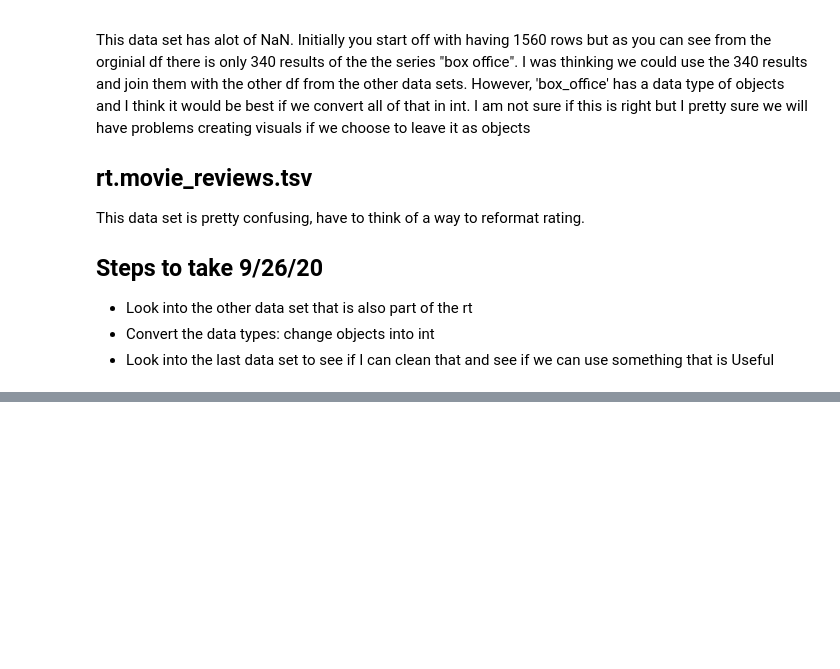
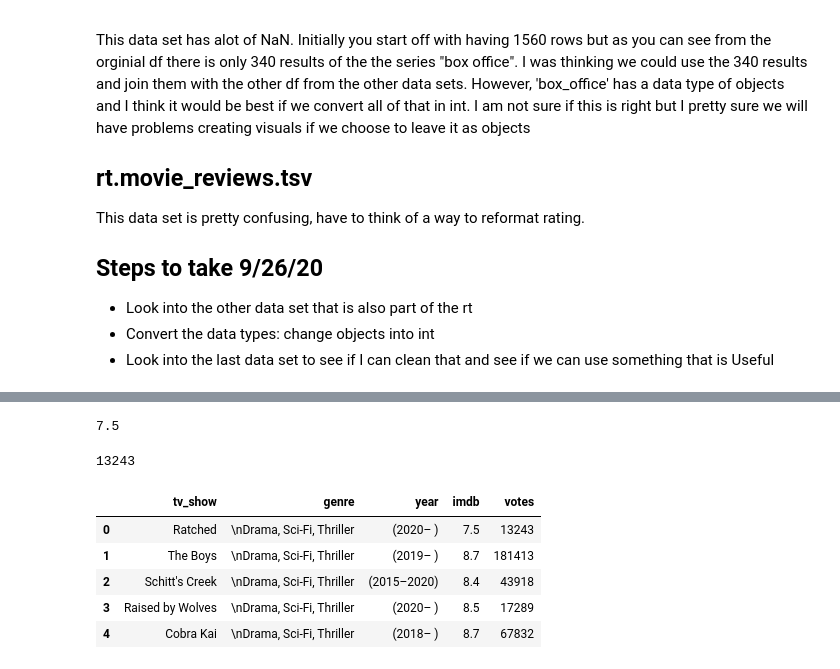
Before and after one commit to drrausch/Creating_Successful_Video_Content, a Jupyter notebook: student.ipynb, the cells around one changed output, grey strips where cells are left out. Saved outputs shown, nothing was run; the diff lists cells and outputs as text; code cells hidden in the pictures; blank space fills up the shorter version.

```diff
--- a/student.ipynb
+++ b/student.ipynb
@@ -246,0 +315,4 @@ This data set is pretty confusing, have to think of a way to reformat rating.
+# %%
+from bs4 import BeautifulSoup
+html_soup = BeautifulSoup(response.text, 'html.parser')
+type(html_soup)
@@ -246,0 +321,4 @@ This data set is pretty confusing, have to think of a way to reformat rating.
+# %%
+tv_series_containers = html_soup.find_all('div', class_= 'lister-item mode-advanced')
+print(type(tv_series_containers))
+print(len(tv_series_containers))
@@ -246,0 +347,35 @@ This data set is pretty confusing, have to think of a way to reformat rating.
+# %%
+first_imdb = float(first_container.strong.text)
+first_imdb
+# %% [output]
+7.5
+# %%
+first_votes = first_container.find('span' , attrs = {'name':'nv'})
+first_votes = int(first_votes['data-value'])
+first_votes
+# %% [output]
+13243
+# %%
+names = []
+genres = []
+years = []
+imdb_ratings = []
+votes = []
+
+for container in tv_series_containers:
+    if container.strong is not None:
+
+        name = container.h3.a.text
+        names.append(name)
+
+        genre = container.p.find('span' , class_ = 'genre').text
+        genres.append(genre)
+
+        year = container.h3.find('span' , class_='lister-item-year text-muted unbold').text
+        years.append(year)
+
+        imdb = float(container.strong.text)
+        imdb_ratings.append(imdb)
+
+        vote = container.find('span' , attrs = {'name':'nv'})['data-value']
+        votes.append(int(vote))
@@ -246,0 +394,16 @@ This data set is pretty confusing, have to think of a way to reformat rating.
+# %%
+import pandas as pd
+test_tv_series_df = pd.DataFrame({'tv_show': names,
+                                  'genre':genre,
+                                  'year': years,
+                                  'imdb': imdb_ratings,
+                                  'votes': votes})
+# %%
+test_tv_series_df.head()
+# %% [output]
+|  | tv_show | genre | year | imdb | votes |
+| 0 | Ratched | \nDrama, Sci-Fi, Thriller | (2020– ) | 7.5 | 13243 |
+| 1 | The Boys | \nDrama, Sci-Fi, Thriller | (2019– ) | 8.7 | 181413 |
+| 2 | Schitt's Creek | \nDrama, Sci-Fi, Thriller | (2015–2020) | 8.4 | 43918 |
+| 3 | Raised by Wolves | \nDrama, Sci-Fi, Thriller | (2020– ) | 8.5 | 17289 |
+| 4 | Cobra Kai | \nDrama, Sci-Fi, Thriller | (2018– ) | 8.7 | 67832 |
```
Also changed, not shown: parts of 15 cells of this notebook.
